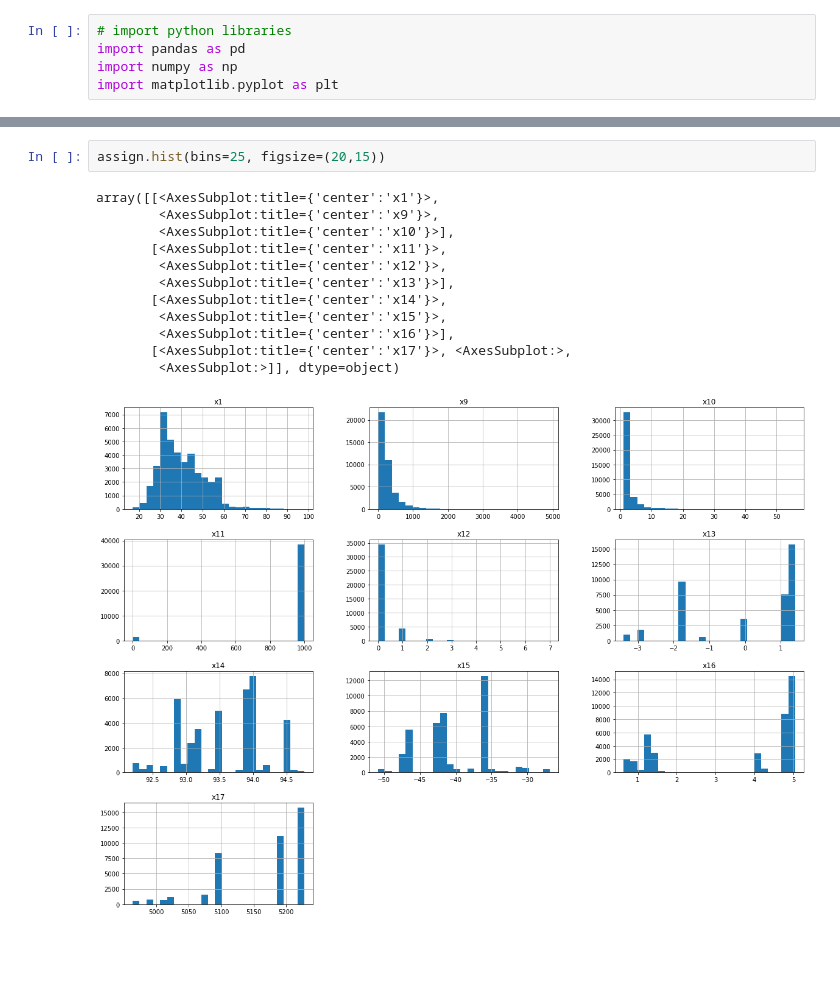
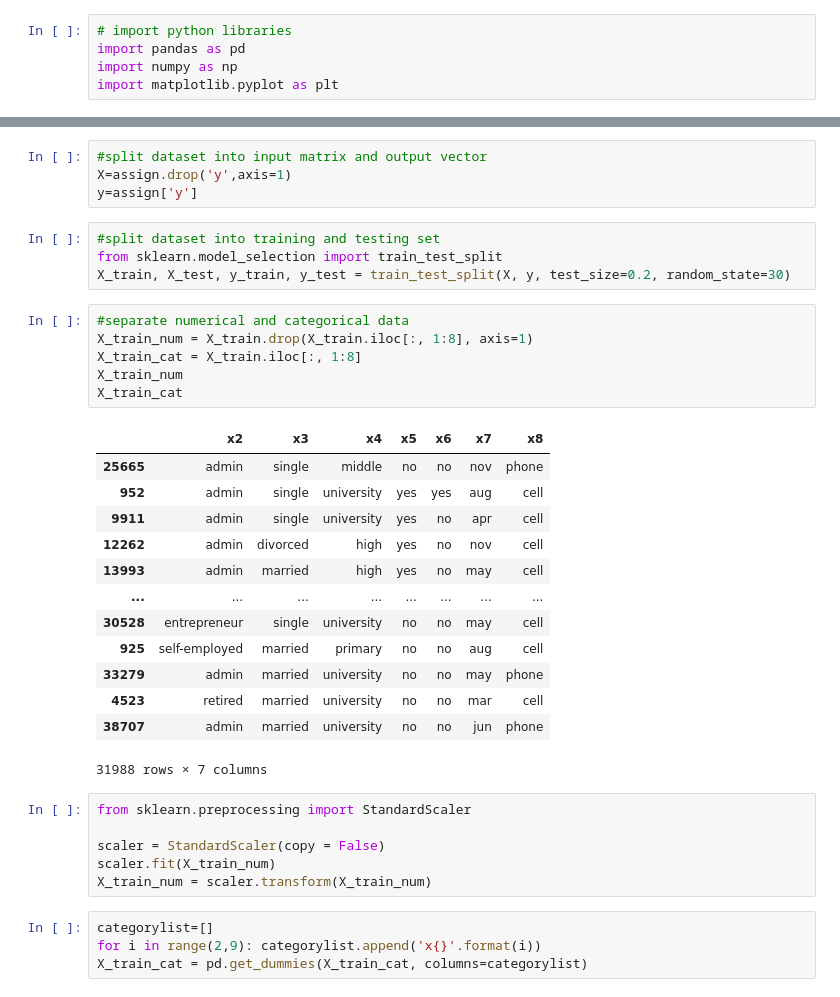
Before and after one commit to TYCTYCTYCTYCTYCTYC/AI-Ass, a Jupyter notebook: AI Ass.ipynb, the cells around one changed output, grey strips where cells are left out. Saved outputs shown, nothing was run; the diff lists cells and outputs as text; blank space fills up the shorter version.

```diff
--- a/AI Ass.ipynb
+++ b/AI Ass.ipynb
@@ -50,18 +63,41 @@ assign.describe()
 | 50% | 38.000000 | 180.000000 | 2.000000 | 999.000000 | 0.000000 | 1.100000 | 93.749000 | -41.800000 | 4.857000 | 5191.000000 |
 | 75% | 47.000000 | 320.000000 | 3.000000 | 999.000000 | 0.000000 | 1.400000 | 93.994000 | -36.400000 | 4.961000 | 5228.100000 |
 | max | 98.000000 | 4918.000000 | 56.000000 | 999.000000 | 7.000000 | 1.400000 | 94.767000 | -26.900000 | 5.045000 | 5228.100000 |
-# %%
-assign.hist(bins=25, figsize=(20,15))
-# %% [output]
-array([[<AxesSubplot:title={'center':'x1'}>,
-        <AxesSubplot:title={'center':'x9'}>,
-        <AxesSubplot:title={'center':'x10'}>],
-       [<AxesSubplot:title={'center':'x11'}>,
-        <AxesSubplot:title={'center':'x12'}>,
-        <AxesSubplot:title={'center':'x13'}>],
-       [<AxesSubplot:title={'center':'x14'}>,
-        <AxesSubplot:title={'center':'x15'}>,
-        <AxesSubplot:title={'center':'x16'}>],
-       [<AxesSubplot:title={'center':'x17'}>, <AxesSubplot:>,
-        <AxesSubplot:>]], dtype=object)
-[figure, removed]
+# %%
+#split dataset into input matrix and output vector
+X=assign.drop('y',axis=1)
+y=assign['y']
+# %%
+#split dataset into training and testing set
+from sklearn.model_selection import train_test_split
+X_train, X_test, y_train, y_test = train_test_split(X, y, test_size=0.2, random_state=30)
+# %%
+#separate numerical and categorical data
+X_train_num = X_train.drop(X_train.iloc[:, 1:8], axis=1)
+X_train_cat = X_train.iloc[:, 1:8]
+X_train_num
+X_train_cat
+# %% [output]
+|  | x2 | x3 | x4 | x5 | x6 | x7 | x8 |
+| 25665 | admin | single | middle | no | no | nov | phone |
+| 952 | admin | single | university | yes | yes | aug | cell |
+| 9911 | admin | single | university | yes | no | apr | cell |
+| 12262 | admin | divorced | high | yes | no | nov | cell |
+| 13993 | admin | married | high | yes | no | may | cell |
+| ... | ... | ... | ... | ... | ... | ... | ... |
+| 30528 | entrepreneur | single | university | no | no | may | cell |
+| 925 | self-employed | married | primary | no | no | aug | cell |
+| 33279 | admin | married | university | no | no | may | phone |
+| 4523 | retired | married | university | no | no | mar | cell |
+| 38707 | admin | married | university | no | no | jun | phone |
+31988 rows × 7 columns
+# %%
+from sklearn.preprocessing import StandardScaler
+
+scaler = StandardScaler(copy = False)
+scaler.fit(X_train_num)
+X_train_num = scaler.transform(X_train_num)
+# %%
+categorylist=[]
+for i in range(2,9): categorylist.append('x{}'.format(i))
+X_train_cat = pd.get_dummies(X_train_cat, columns=categorylist)
```
Also changed, not shown: parts of 16 cells of this notebook.
